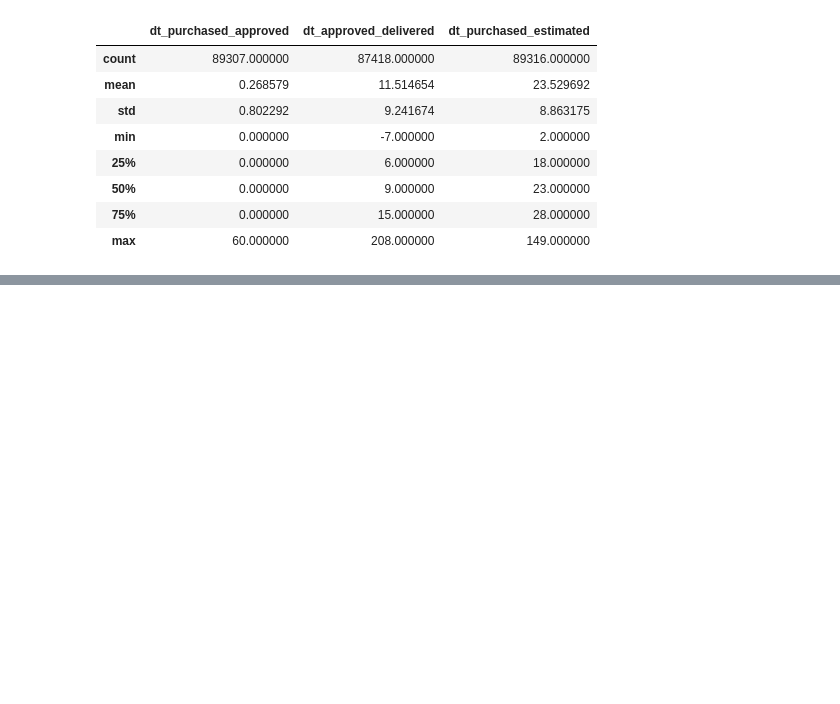
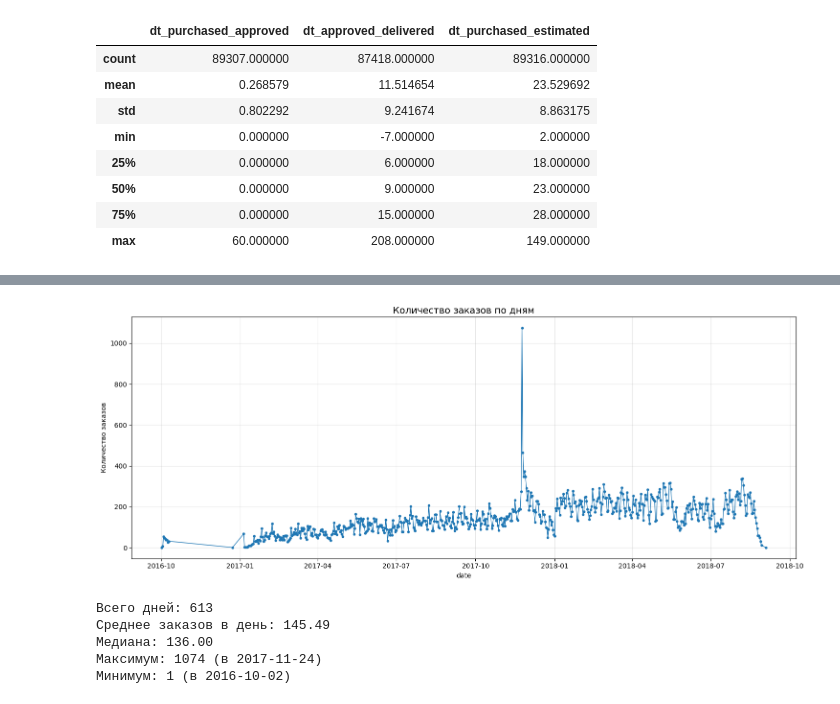
Before and after one commit to mkudim/Exploratory_data_analysis_EDA, a Jupyter notebook: Ecom_orders_supply/EDA/EDA_orders.ipynb, the cells around one changed output, grey strips where cells are left out. Saved outputs shown, nothing was run; the diff lists cells and outputs as text; code cells hidden in the pictures; blank space fills up the shorter version.

```diff
--- a/Ecom_orders_supply/EDA/EDA_orders.ipynb
+++ b/Ecom_orders_supply/EDA/EDA_orders.ipynb
@@ -337,0 +436,3 @@ df_o[['dt_purchased_approved', 'dt_approved_delivered',
+# %%
+df_o['is_too_long_approval_time'] = df_o['dt_purchased_approved'] > 30
+df_o[df_o['is_too_long_approval_time'] == True]
@@ -337,0 +449,3 @@ df_o[['dt_purchased_approved', 'dt_approved_delivered',
+# %%
+df_o['is_too_long_estimated'] = df_o['dt_purchased_estimated'] > 90
+df_o[df_o['is_too_long_estimated'] == True]
@@ -337,0 +504,11 @@ df_o[['dt_purchased_approved', 'dt_approved_delivered',
+# %%
+# пометим аномальные заказы флагом и исключим их из дальнейшего анализа
+df_o['is_anomaly'] = (
+    df_o['is_negative_delivery_time']
+    | df_o['is_too_long_delivery_time']
+    | df_o['is_too_long_approval_time']
+    | df_o['is_too_long_estimated']
+)
+
+df_o_clean = df_o[~df_o['is_anomaly']]
+df_o_clean
@@ -337,0 +529,12 @@ df_o[['dt_purchased_approved', 'dt_approved_delivered',
+# %%
+# оценим динамику заказов по дням / месяцам
+df_o_clean['date'] = df_o_clean['purchased_date'].dt.date
+df_o_clean['year_month'] = df_o_clean['purchased_date'].dt.to_period('M')
+df_o_clean['year'] = df_o_clean['purchased_date'].dt.year
+df_o_clean['month'] = df_o_clean['purchased_date'].dt.month
+df_o_clean['day'] = df_o_clean['purchased_date'].dt.day
+df_o_clean['week'] = df_o_clean['purchased_date'].dt.isocalendar().week
+df_o_clean['day_of_week'] = df_o_clean['purchased_date'].dt.day_name()
+df_o_clean['hour'] = df_o_clean['purchased_date'].dt.hour
+
+df_o_clean.head()
@@ -337,0 +559,24 @@ df_o[['dt_purchased_approved', 'dt_approved_delivered',
+# %%
+daily = df_o_clean.groupby('date').size()
+
+plt.figure(figsize=(15, 6))
+daily.plot(kind='line', marker='o', markersize=3, linewidth=1)
+plt.title('Количество заказов по дням', fontsize=14)
+plt.ylabel('Количество заказов')
+plt.grid(True, alpha=0.3)
+plt.tight_layout()
+plt.show()
+# %% [output]
+[figure, added]
+# %%
+print(f"Всего дней: {len(daily)}")
+print(f"Среднее заказов в день: {daily.mean():.2f}")
+print(f"Медиана: {daily.median():.2f}")
+print(f"Максимум: {daily.max()} (в {daily.idxmax()})")
+print(f"Минимум: {daily.min()} (в {daily.idxmin()})")
+# %% [output]
+Всего дней: 613
+Среднее заказов в день: 145.49
+Медиана: 136.00
+Максимум: 1074 (в 2017-11-24)
+Минимум: 1 (в 2016-10-02)
```
Also changed, not shown: parts of 26 cells of this notebook, 1 other file.
